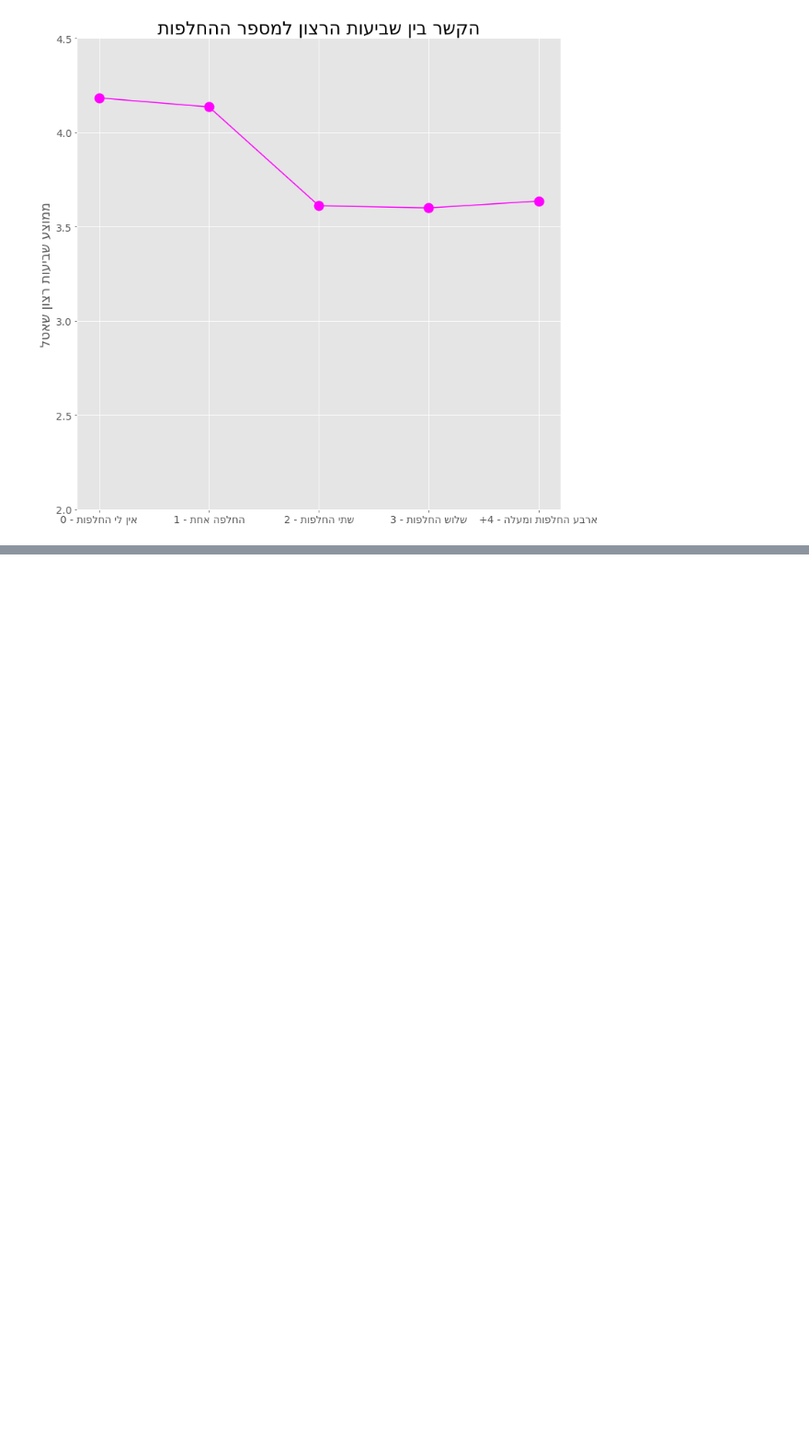
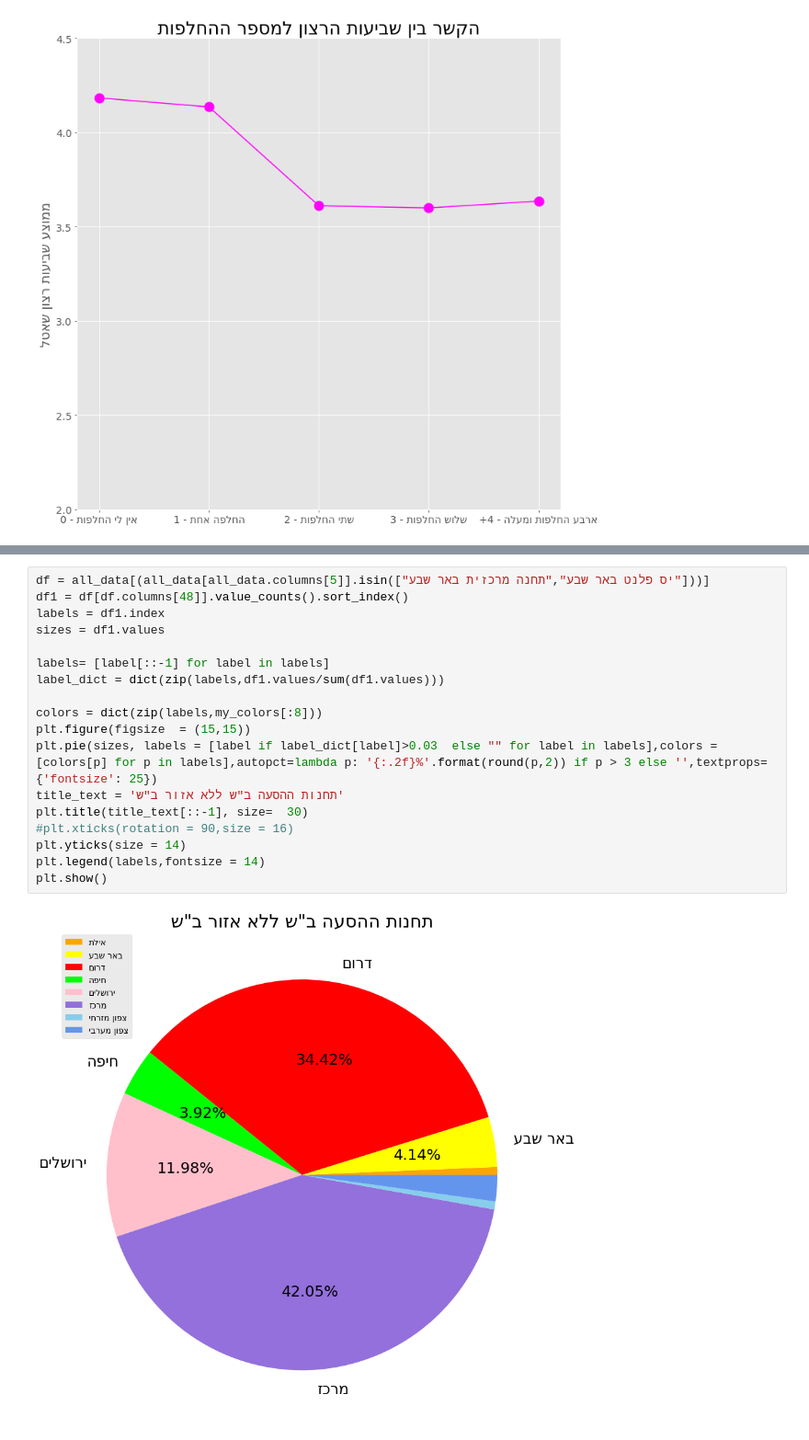
Before and after one commit to rabi320/Data-Analysis-IDF-Transportation, a Jupyter notebook: 261221.ipynb, the cells around one changed output, grey strips where cells are left out. Shown at 92% size. Saved outputs shown, nothing was run; the diff lists cells and outputs as text; blank space fills up the shorter version.

```diff
--- a/261221.ipynb
+++ b/261221.ipynb
@@ -792,0 +786,20 @@ plt.show()
+# %%
+df = all_data[(all_data[all_data.columns[5]].isin(["יס פלנט באר שבע","תחנה מרכזית באר שבע"]))]
+df1 = df[df.columns[48]].value_counts().sort_index()
+labels = df1.index
+sizes = df1.values
+
+labels= [label[::-1] for label in labels]
+label_dict = dict(zip(labels,df1.values/sum(df1.values)))
+
+colors = dict(zip(labels,my_colors[:8]))
+plt.figure(figsize  = (15,15))
+plt.pie(sizes, labels = [label if label_dict[label]>0.03  else "" for label in labels],colors = [colors[p] for p in labels],autopct=lambda p: '{:.2f}%'.format(round(p,2)) if p > 3 else '',textprops={'fontsize': 25})
+title_text = 'תחנות ההסעה ב"ש ללא אזור ב"ש'
+plt.title(title_text[::-1], size=  30)
+#plt.xticks(rotation = 90,size = 16)
+plt.yticks(size = 14)
+plt.legend(labels,fontsize = 14)
+plt.show()
+# %% [output]
+[figure, added]
```
Also changed, not shown: parts of 8 cells of this notebook.
